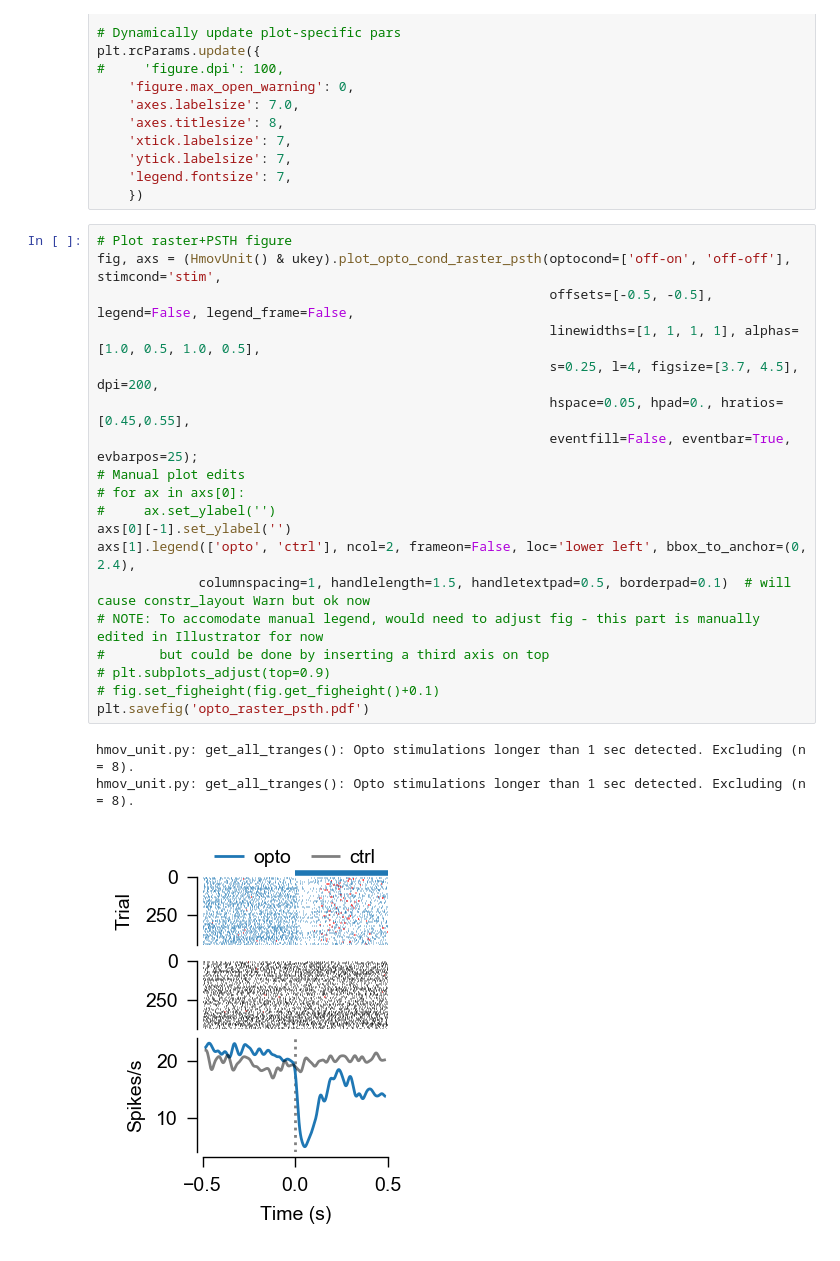
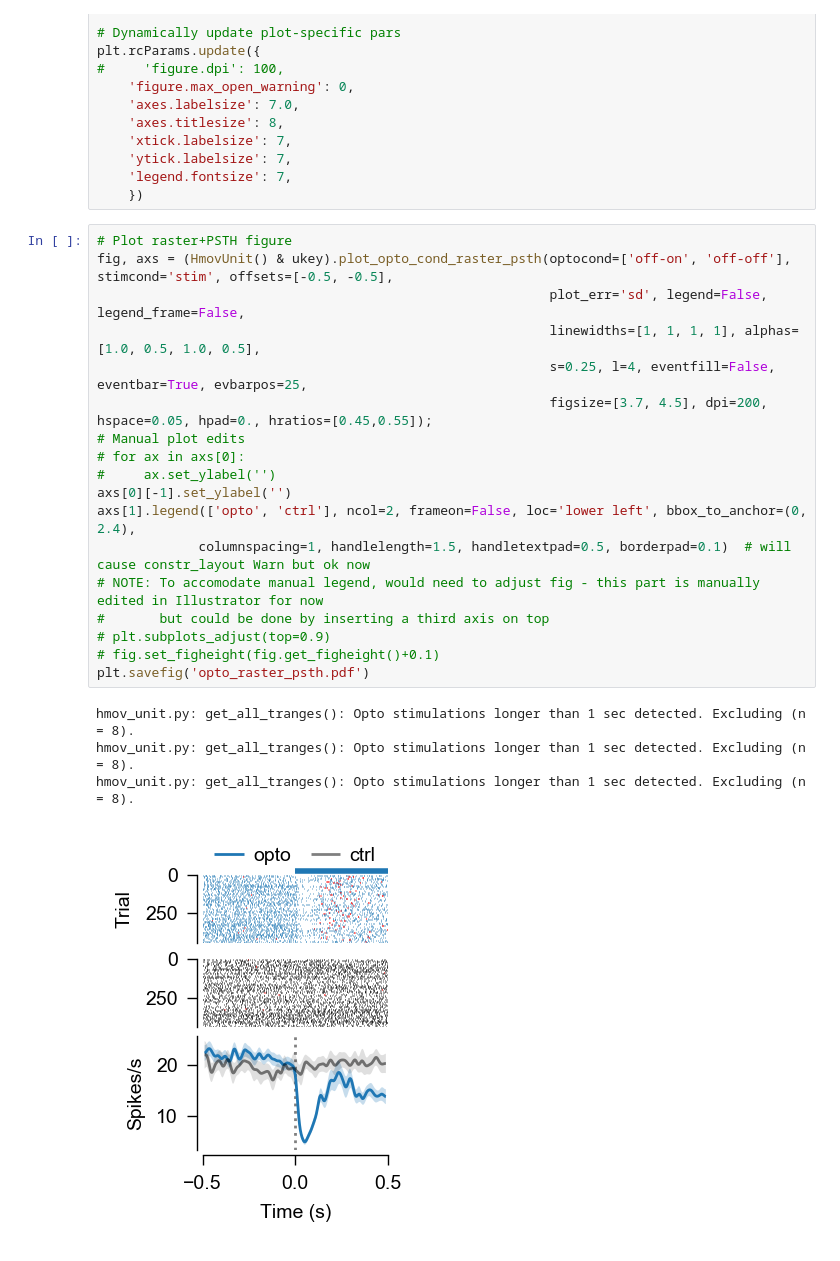
Before and after one commit to yannikbauer/hollymov_code, a Jupyter notebook: hmov_code/fig_01/plot_opto_raster_psth.ipynb, the cells around one changed output. Drawn from its saved outputs; the diff is of its cells as text.

Commit message:
plot opto raster psth with SD

```diff
--- a/hmov_code/fig_01/plot_opto_raster_psth.ipynb
+++ b/hmov_code/fig_01/plot_opto_raster_psth.ipynb
@@ -57,24 +57,24 @@ plt.rcParams.update({
     })
 # %%
 # Plot raster+PSTH figure
-fig, axs = (HmovUnit() & ukey).plot_opto_cond_raster_psth(optocond=['off-on', 'off-off'], stimcond='stim',
-                                                          offsets=[-0.5, -0.5], legend=False, legend_frame=False,
+fig, axs = (HmovUnit() & ukey).plot_opto_cond_raster_psth(optocond=['off-on', 'off-off'], stimcond='stim', offsets=[-0.5, -0.5],
+                                                          plot_err='sd', legend=False, legend_frame=False,
                                                           linewidths=[1, 1, 1, 1], alphas=[1.0, 0.5, 1.0, 0.5],
-                                                          s=0.25, l=4, figsize=[3.7, 4.5], dpi=200,
-                                                          hspace=0.05, hpad=0., hratios=[0.45,0.55],
-                                                          eventfill=False, eventbar=True, evbarpos=25);
+                                                          s=0.25, l=4, eventfill=False, eventbar=True, evbarpos=25,
+                                                          figsize=[3.7, 4.5], dpi=200, hspace=0.05, hpad=0., hratios=[0.45,0.55]);
 # Manual plot edits
 # for ax in axs[0]:
 #     ax.set_ylabel('')
 axs[0][-1].set_ylabel('')
 axs[1].legend(['opto', 'ctrl'], ncol=2, frameon=False, loc='lower left', bbox_to_anchor=(0, 2.4),
              columnspacing=1, handlelength=1.5, handletextpad=0.5, borderpad=0.1)  # will cause constr_layout Warn but ok now
 # NOTE: To accomodate manual legend, would need to adjust fig - this part is manually edited in Illustrator for now
 #       but could be done by inserting a third axis on top
 # plt.subplots_adjust(top=0.9)
 # fig.set_figheight(fig.get_figheight()+0.1)
 plt.savefig('opto_raster_psth.pdf')
 # %% [output]
 hmov_unit.py: get_all_tranges(): Opto stimulations longer than 1 sec detected. Excluding (n = 8).
 hmov_unit.py: get_all_tranges(): Opto stimulations longer than 1 sec detected. Excluding (n = 8).
+hmov_unit.py: get_all_tranges(): Opto stimulations longer than 1 sec detected. Excluding (n = 8).
-[figure, old version]
+[figure, new version]
```
Also changed, not shown: parts of 2 cells of this notebook, 3 other files.
